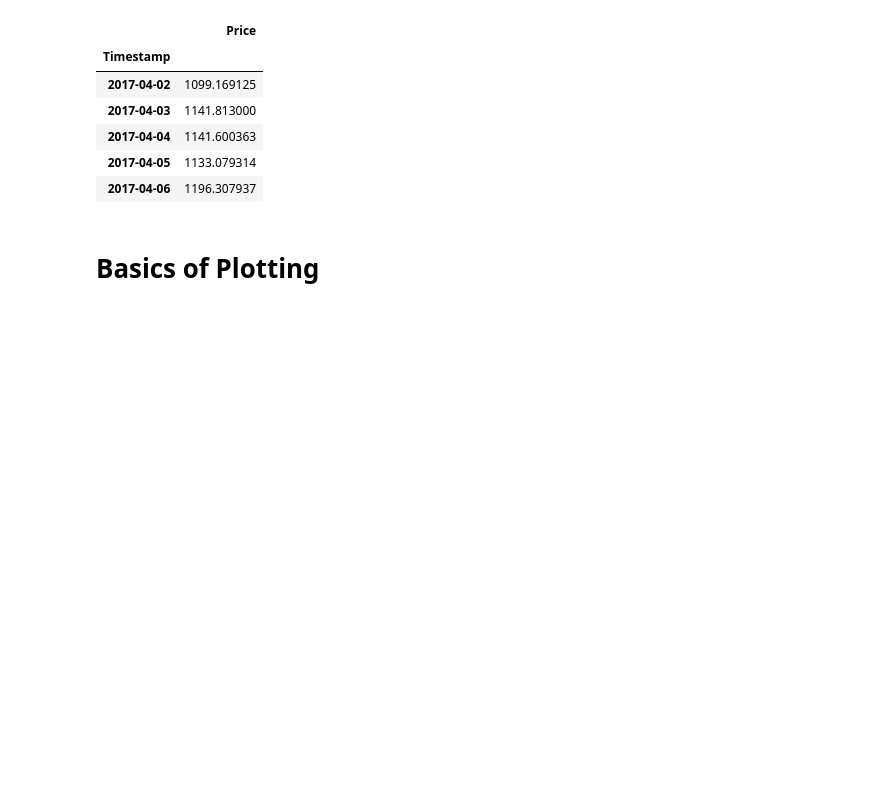
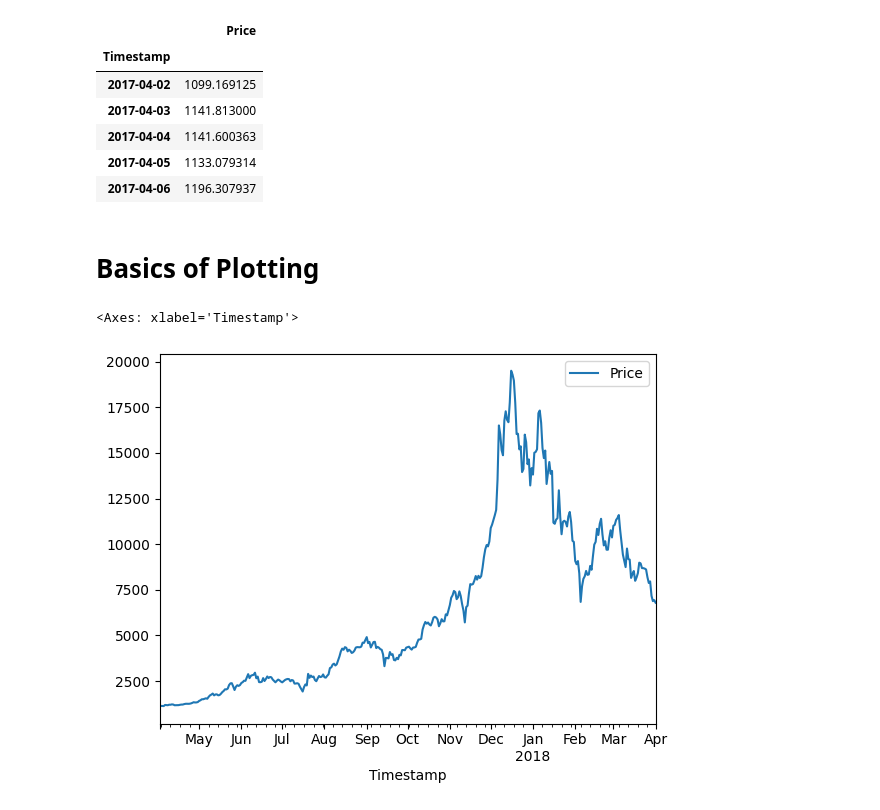
Before and after one commit to grishrana/python_learn, a Jupyter notebook: dataanalysis_freecodecamp/Panda/reading_and_ploting_pandas.ipynb, the cells around one changed output. Saved outputs shown, nothing was run; the diff lists cells and outputs as text; code cells hidden in the pictures; blank space fills up the shorter version.

Commit message:
Learning basics of plotting using matplotlib.

```diff
--- a/dataanalysis_freecodecamp/Panda/reading_and_ploting_pandas.ipynb
+++ b/dataanalysis_freecodecamp/Panda/reading_and_ploting_pandas.ipynb
@@ -120,3 +120,8 @@ data.head()
 | 2017-04-06 | 1196.307937 |
 # %% [markdown]
 # __Basics of Plotting__
+# %%
+data.plot()
+# %% [output]
+<Axes: xlabel='Timestamp'>
+[figure, added]
```
Also changed, not shown: parts of 31 cells of this notebook, 1 other file.
